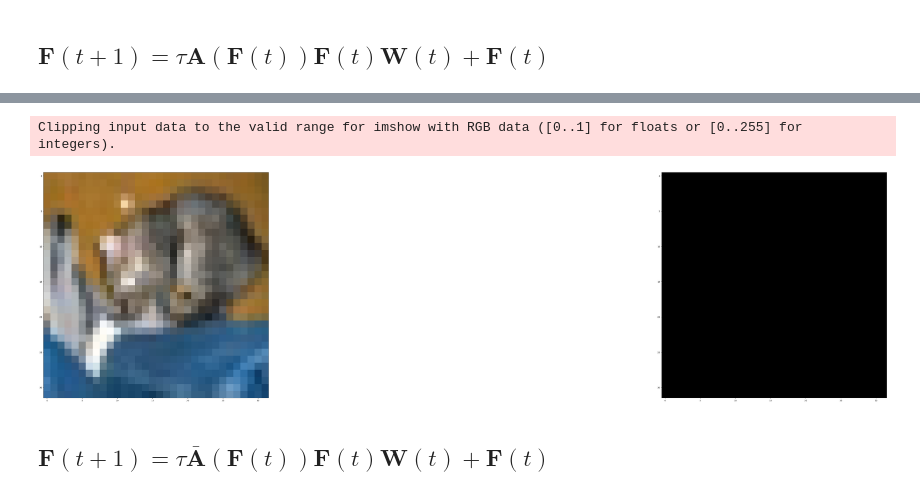
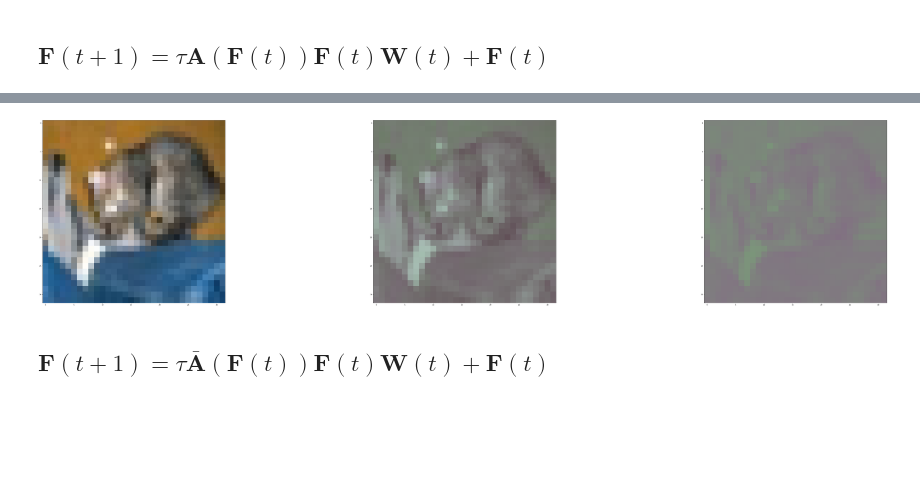
Before and after one commit to jean72human/transformers-as-gradient-flow, a Jupyter notebook: RandomExp2-Linear.ipynb, the cells around one changed output, grey strips where cells are left out. Drawn from its saved outputs; the diff is of its cells as text; code cells hidden in the pictures; blank space fills up the shorter version.

```diff
--- a/RandomExp2-Linear.ipynb
+++ b/RandomExp2-Linear.ipynb
@@ -52,16 +83,13 @@ def image_to_graph(image, a_type="grid"):
 
     return X, A
 # %%
-method = "SimpleViT"
-
-augment = True
 batch_size = 1
 size = 32
 patch_size = 1
 depth = 128
 dim = 3
 device = 'cpu'
-data_path = '/home/gbetondji/smoothtransformer/data/'
+data_path = './data/'
 # %%
 transform = transforms.Compose(
     [transforms.ToTensor(),
@@ -86,7 +114,7 @@ def generate_matrix(dim,sign=1):
     Wp = torch.normal(0,0.1,(dim,dim))
     W0 = 0.5*(Wp+Wp.T)
     W = sign* W0@W0.T
-    return W
+    return W.double()
 
 def diffusion_step(F,A,W,tau=1):
     return tau*torch.einsum('kv,nvd -> nkd',A,torch.einsum('nvd,dk -> nvk',F,W)) + F
@@ -100,15 +128,18 @@ def diffusion_stepI(F,A,W,tau=1):
 def diffusion_stepIFT(F,A,W,tau=0.5):
     return tau*torch.einsum('kv,nvd -> nkd',A-torch.eye(A.shape[0]),torch.einsum('nvd,dk -> nvk',F,W)) + (1-tau)*F
 # %%
-image = next(iter(val_loader))[0].squeeze(0).to(device)
+#image = next(iter(val_loader))[0].to(device)
 
-X0,A = image_to_graph(image)
+X0,A = image_to_graph(image,"dot")
 
 As = [A]*depth
 
 W = generate_matrix(dim,-1)
+#W = torch.eye(dim)
 #W = scipy.special.softmax(np.random.normal(0,0.1,(dim,dim)), axis=1)/dim
 #W = scipy.special.softmax(generate_matrix(dim,-1), axis=1)/dim
+
+W = W.double()
 Ws = [W]*depth
 # %%
 print(np.linalg.eig(W)[0])
@@ -163,10 +192,9 @@ plot_differences(differences)
 # %%
 if patch_size == 1 and dim==3:
     images = get_images(outputs)
-    plot_images_full([images[0],images[-1]])
+    plot_images_full([images[0],images[32],images[-1]])
 # %% [output]
-Clipping input data to the valid range for imshow with RGB data ([0..1] for floats or [0..255] for integers).
-[figure, old version]
+[figure, new version]
 # %% [markdown]
 ## $\mathbf{F}(t+1) = \tau \bar{\mathbf{A}}(\mathbf{F}(t))\mathbf{F}(t)\mathbf{W}(t) + \mathbf{F}(t)$
 # %%
```
Also changed, not shown: parts of 15 cells of this notebook, 2 other files.
